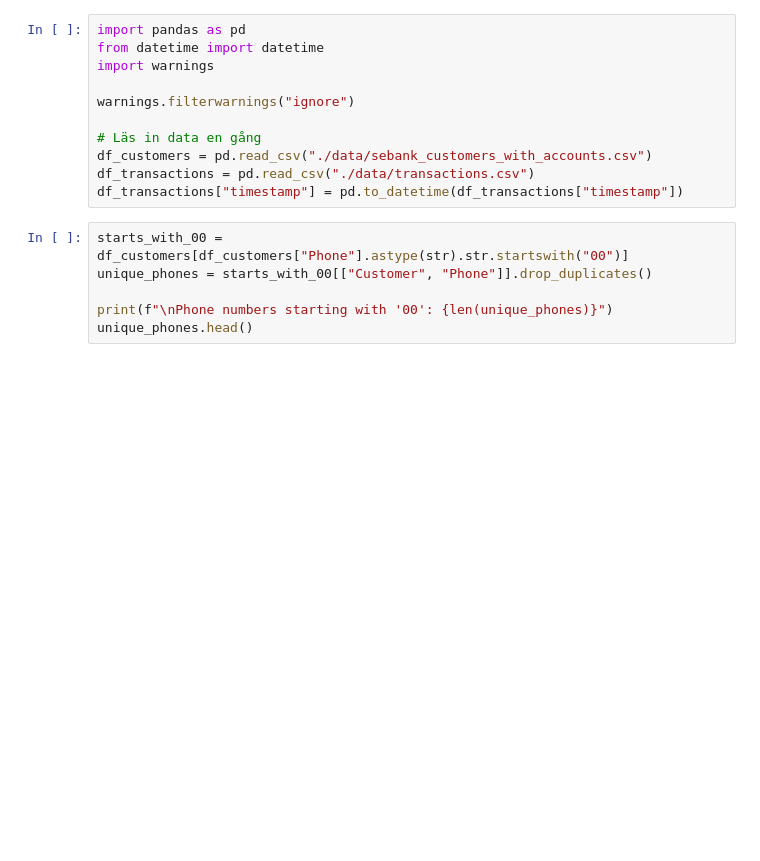
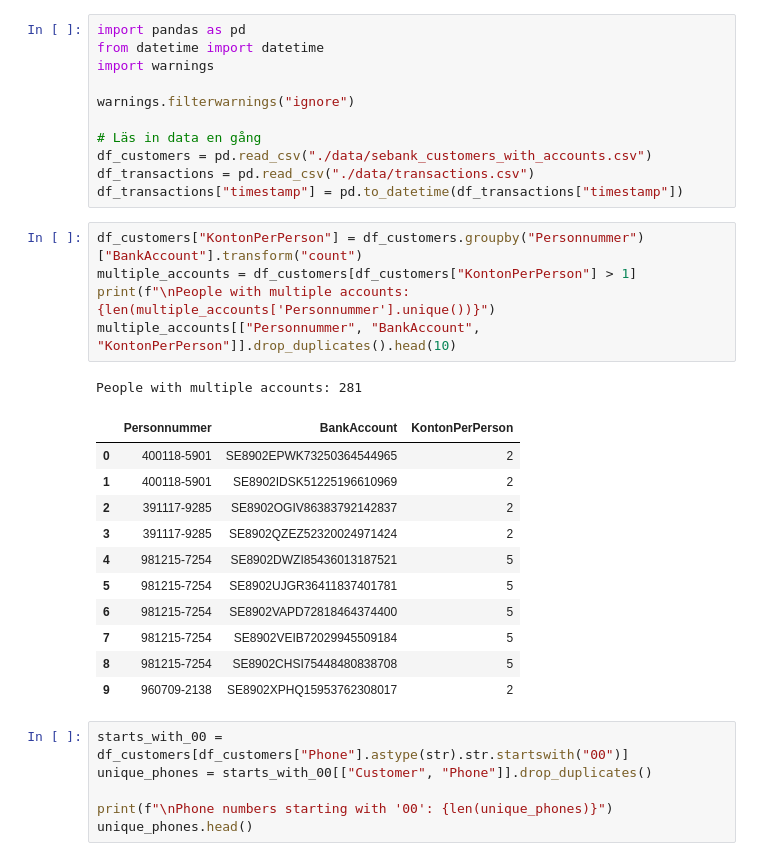
Before and after one commit to MalinHoog/bank-python-groupproject, a Jupyter notebook: customers-report.ipynb, the cells around one changed output. Saved outputs shown, nothing was run; the diff lists cells and outputs as text; blank space fills up the shorter version.

```diff
--- a/customers-report.ipynb
+++ b/customers-report.ipynb
@@ -9,6 +9,24 @@ warnings.filterwarnings("ignore")
 df_customers = pd.read_csv("./data/sebank_customers_with_accounts.csv")
 df_transactions = pd.read_csv("./data/transactions.csv")
 df_transactions["timestamp"] = pd.to_datetime(df_transactions["timestamp"])
+# %%
+df_customers["KontonPerPerson"] = df_customers.groupby("Personnummer")["BankAccount"].transform("count")
+multiple_accounts = df_customers[df_customers["KontonPerPerson"] > 1]
+print(f"\nPeople with multiple accounts: {len(multiple_accounts['Personnummer'].unique())}")
+multiple_accounts[["Personnummer", "BankAccount", "KontonPerPerson"]].drop_duplicates().head(10)
+# %% [output]
+People with multiple accounts: 281
+|  | Personnummer | BankAccount | KontonPerPerson |
+| 0 | 400118-5901 | SE8902EPWK73250364544965 | 2 |
+| 1 | 400118-5901 | SE8902IDSK51225196610969 | 2 |
+| 2 | 391117-9285 | SE8902OGIV86383792142837 | 2 |
+| 3 | 391117-9285 | SE8902QZEZ52320024971424 | 2 |
+| 4 | 981215-7254 | SE8902DWZI85436013187521 | 5 |
+| 5 | 981215-7254 | SE8902UJGR36411837401781 | 5 |
+| 6 | 981215-7254 | SE8902VAPD72818464374400 | 5 |
+| 7 | 981215-7254 | SE8902VEIB72029945509184 | 5 |
+| 8 | 981215-7254 | SE8902CHSI75448480838708 | 5 |
+| 9 | 960709-2138 | SE8902XPHQ15953762308017 | 2 |
 # %%
 starts_with_00 = df_customers[df_customers["Phone"].astype(str).str.startswith("00")]
 unique_phones = starts_with_00[["Customer", "Phone"]].drop_duplicates()
```
Also changed, not shown: 1 other file.
